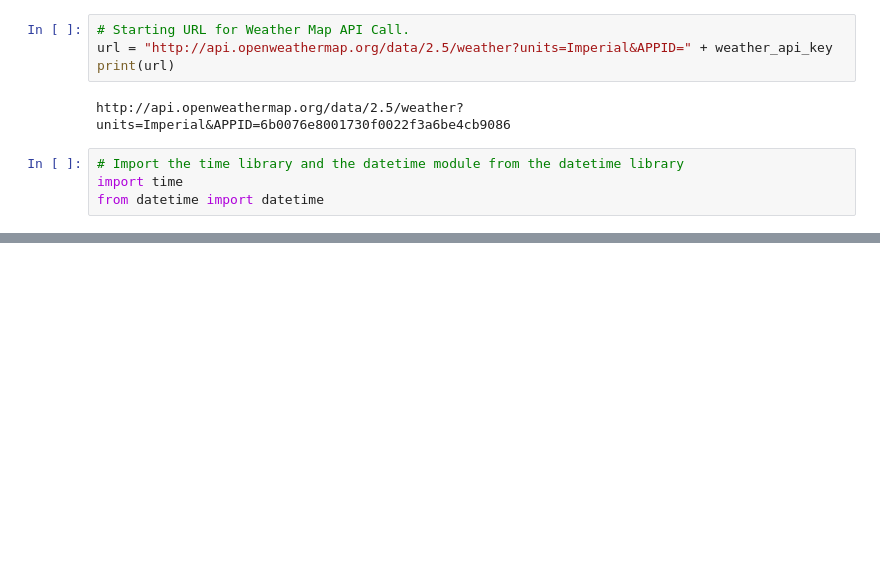
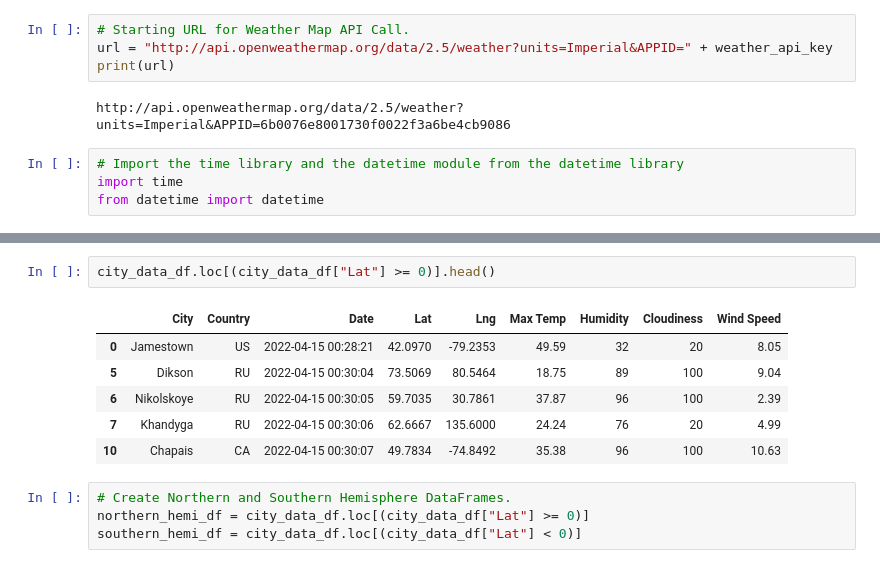
Before and after one commit to divish16/World_Weather_Analysis, a Jupyter notebook: WeatherPy.ipynb, the cells around one changed output, grey strips where cells are left out. Cells and saved outputs as stored; diff of their text form; blank space fills up the shorter version.

```diff
--- a/WeatherPy.ipynb
+++ b/WeatherPy.ipynb
@@ -236,0 +283,13 @@ plt.show()
+# %%
+city_data_df.loc[(city_data_df["Lat"] >= 0)].head()
+# %% [output]
+|  | City | Country | Date | Lat | Lng | Max Temp | Humidity | Cloudiness | Wind Speed |
+| 0 | Jamestown | US | 2022-04-15 00:28:21 | 42.0970 | -79.2353 | 49.59 | 32 | 20 | 8.05 |
+| 5 | Dikson | RU | 2022-04-15 00:30:04 | 73.5069 | 80.5464 | 18.75 | 89 | 100 | 9.04 |
+| 6 | Nikolskoye | RU | 2022-04-15 00:30:05 | 59.7035 | 30.7861 | 37.87 | 96 | 100 | 2.39 |
+| 7 | Khandyga | RU | 2022-04-15 00:30:06 | 62.6667 | 135.6000 | 24.24 | 76 | 20 | 4.99 |
+| 10 | Chapais | CA | 2022-04-15 00:30:07 | 49.7834 | -74.8492 | 35.38 | 96 | 100 | 10.63 |
+# %%
+# Create Northern and Southern Hemisphere DataFrames.
+northern_hemi_df = city_data_df.loc[(city_data_df["Lat"] >= 0)]
+southern_hemi_df = city_data_df.loc[(city_data_df["Lat"] < 0)]
```
Also changed, not shown: parts of 27 cells of this notebook, 5 other files.
